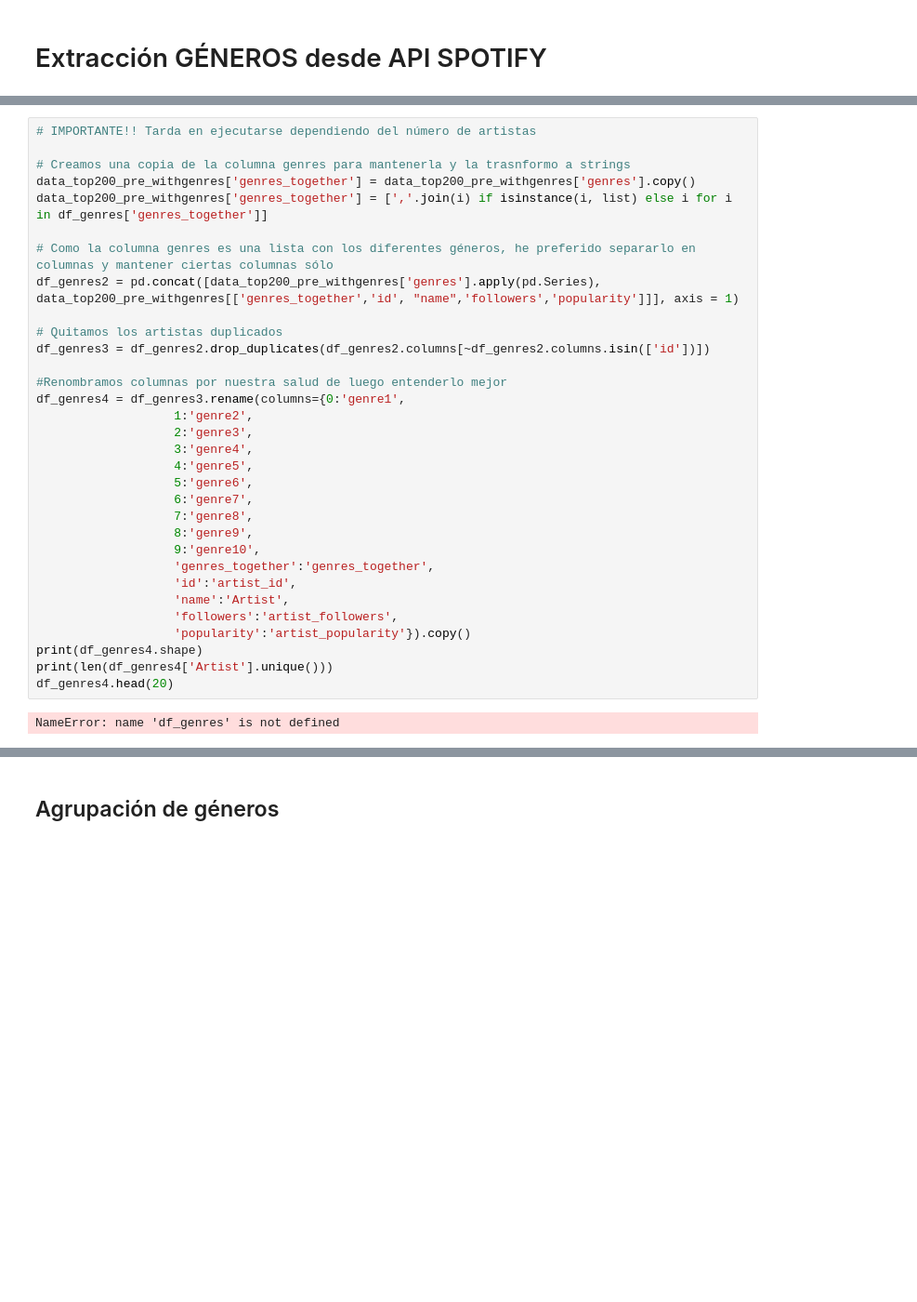
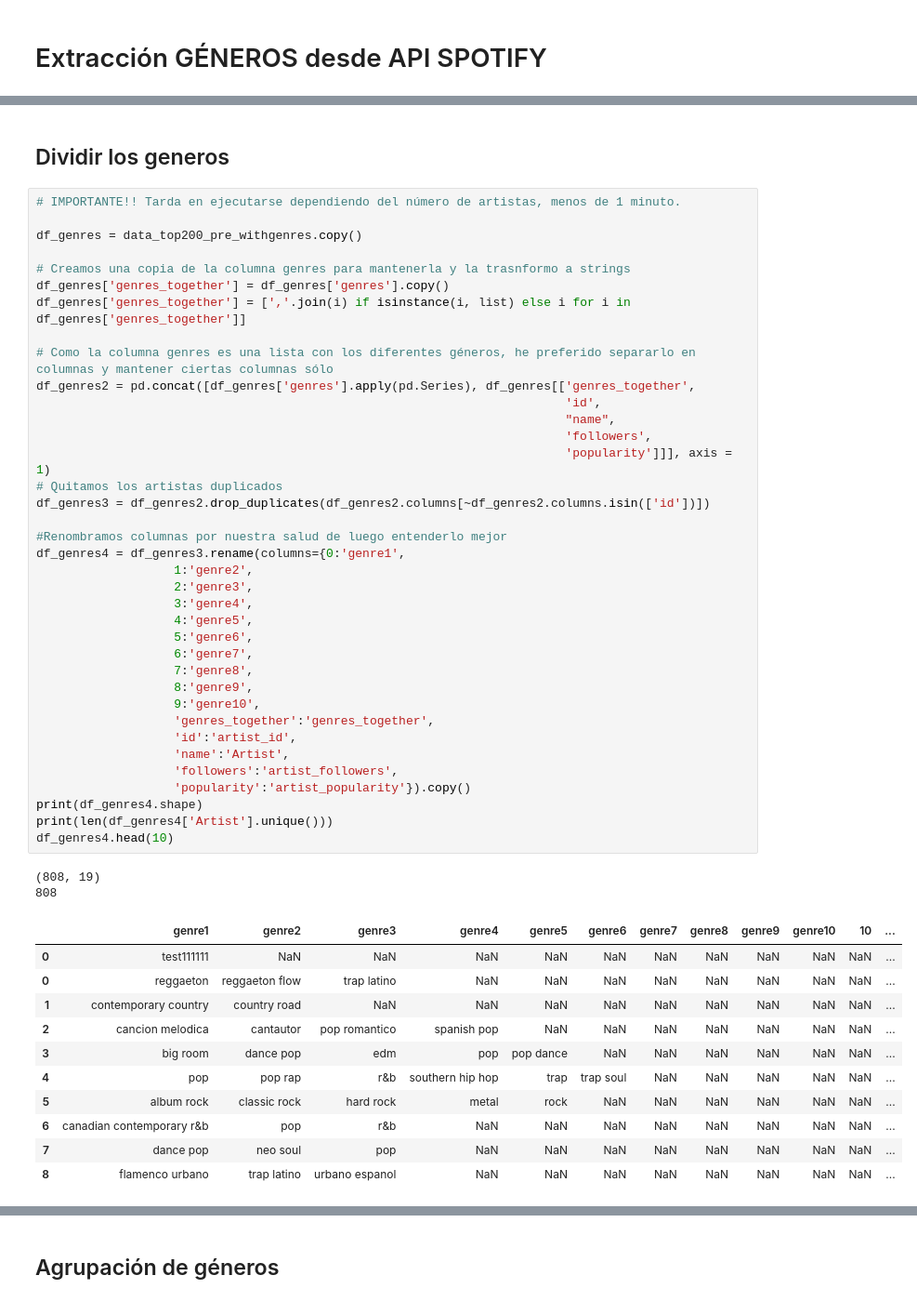
Before and after one commit to akakicreations/mostplayed2020_spotify, a Jupyter notebook: MP_ExtractionAndPreparation.ipynb, the cells around one changed output, grey strips where cells are left out. Shown: that part at 93% size. Cells and saved outputs as stored; diff of their text form; blank space fills up the shorter version.

```diff
--- a/MP_ExtractionAndPreparation.ipynb
+++ b/MP_ExtractionAndPreparation.ipynb
@@ -552,37 +507,56 @@ Tiempo ejecución: 0:01:20.422940
+# %% [markdown]
+## Dividir los generos
 # %%
-# IMPORTANTE!! Tarda en ejecutarse dependiendo del número de artistas
+# IMPORTANTE!! Tarda en ejecutarse dependiendo del número de artistas, menos de 1 minuto.
+
+df_genres = data_top200_pre_withgenres.copy()
 
 # Creamos una copia de la columna genres para mantenerla y la trasnformo a strings
-data_top200_pre_withgenres['genres_together'] = data_top200_pre_withgenres['genres'].copy()
-data_top200_pre_withgenres['genres_together'] = [','.join(i) if isinstance(i, list) else i for i in df_genres['genres_together']]
+df_genres['genres_together'] = df_genres['genres'].copy()
+df_genres['genres_together'] = [','.join(i) if isinstance(i, list) else i for i in df_genres['genres_together']]
 
 # Como la columna genres es una lista con los diferentes géneros, he preferido separarlo en columnas y mantener ciertas columnas sólo
-df_genres2 = pd.concat([data_top200_pre_withgenres['genres'].apply(pd.Series), data_top200_pre_withgenres[['genres_together','id', "name",'followers','popularity']]], axis = 1)
-
+df_genres2 = pd.concat([df_genres['genres'].apply(pd.Series), df_genres[['genres_together',
+                                                                         'id',
+                                                                         "name",
+                                                                         'followers',
+                                                                         'popularity']]], axis = 1)
 # Quitamos los artistas duplicados
 df_genres3 = df_genres2.drop_duplicates(df_genres2.columns[~df_genres2.columns.isin(['id'])])
 
 #Renombramos columnas por nuestra salud de luego entenderlo mejor
 df_genres4 = df_genres3.rename(columns={0:'genre1',
                    1:'genre2',
                    2:'genre3',
                    3:'genre4',
                    4:'genre5',
                    5:'genre6',
                    6:'genre7',
                    7:'genre8',
                    8:'genre9',
                    9:'genre10',
                    'genres_together':'genres_together',
                    'id':'artist_id',
                    'name':'Artist',
                    'followers':'artist_followers',
                    'popularity':'artist_popularity'}).copy()
 print(df_genres4.shape)
 print(len(df_genres4['Artist'].unique()))
-df_genres4.head(20)
+df_genres4.head(10)
 # %% [output]
-NameError: name 'df_genres' is not defined
+(808, 19)
+808
+|  | genre1 | genre2 | genre3 | genre4 | genre5 | genre6 | genre7 | genre8 | genre9 | genre10 | 10 | ... |
+| 0 | test111111 | NaN | NaN | NaN | NaN | NaN | NaN | NaN | NaN | NaN | NaN | ... |
+| 0 | reggaeton | reggaeton flow | trap latino | NaN | NaN | NaN | NaN | NaN | NaN | NaN | NaN | ... |
+| 1 | contemporary country | country road | NaN | NaN | NaN | NaN | NaN | NaN | NaN | NaN | NaN | ... |
+| 2 | cancion melodica | cantautor | pop romantico | spanish pop | NaN | NaN | NaN | NaN | NaN | NaN | NaN | ... |
+| 3 | big room | dance pop | edm | pop | pop dance | NaN | NaN | NaN | NaN | NaN | NaN | ... |
+| 4 | pop | pop rap | r&b | southern hip hop | trap | trap soul | NaN | NaN | NaN | NaN | NaN | ... |
+| 5 | album rock | classic rock | hard rock | metal | rock | NaN | NaN | NaN | NaN | NaN | NaN | ... |
+| 6 | canadian contemporary r&b | pop | r&b | NaN | NaN | NaN | NaN | NaN | NaN | NaN | NaN | ... |
+| 7 | dance pop | neo soul | pop | NaN | NaN | NaN | NaN | NaN | NaN | NaN | NaN | ... |
+| 8 | flamenco urbano | trap latino | urbano espanol | NaN | NaN | NaN | NaN | NaN | NaN | NaN | NaN | ... |
 # %%
 number_genres = df_genres4.genre1.value_counts()
 number_genres.head(20)
```
Also changed, not shown: parts of 42 cells of this notebook, 5 other files.
